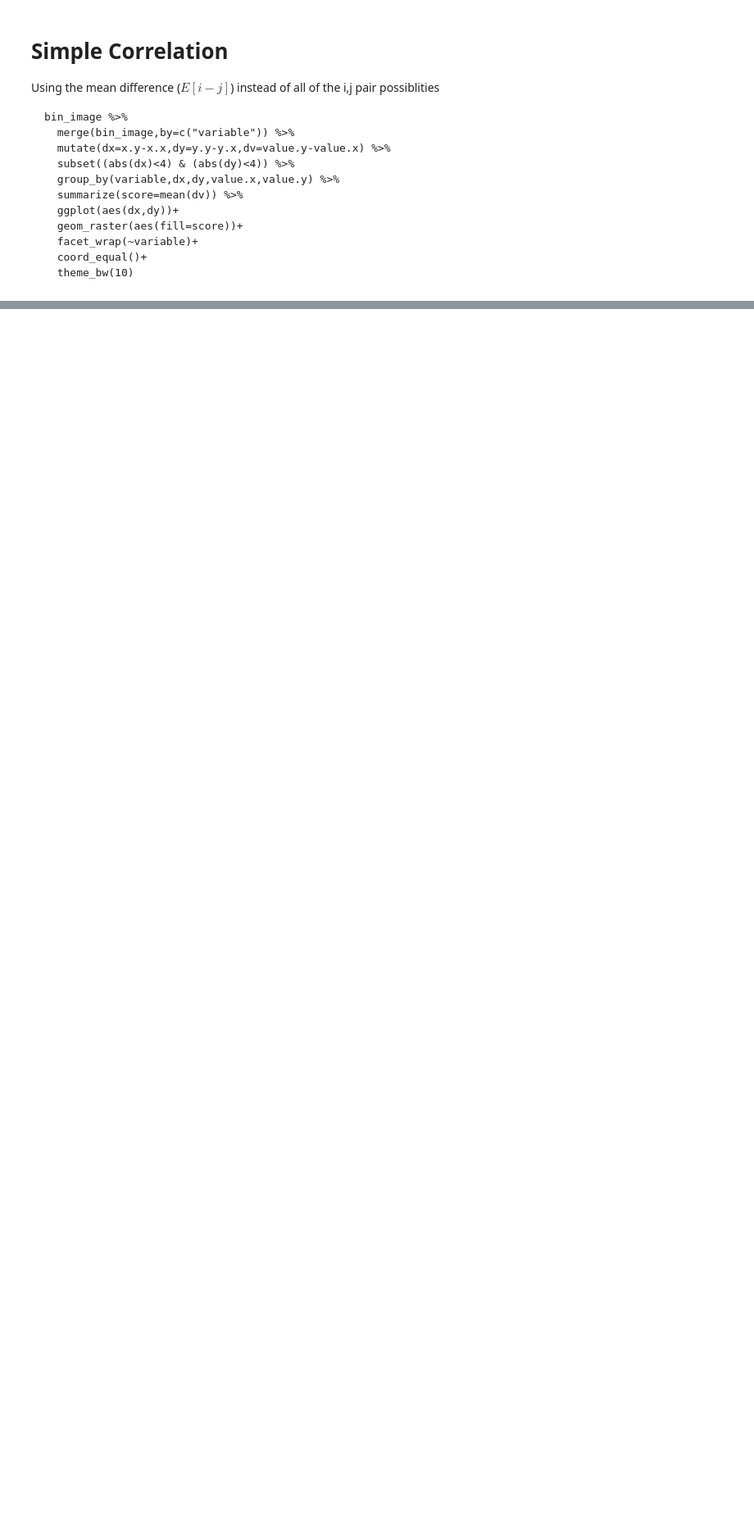
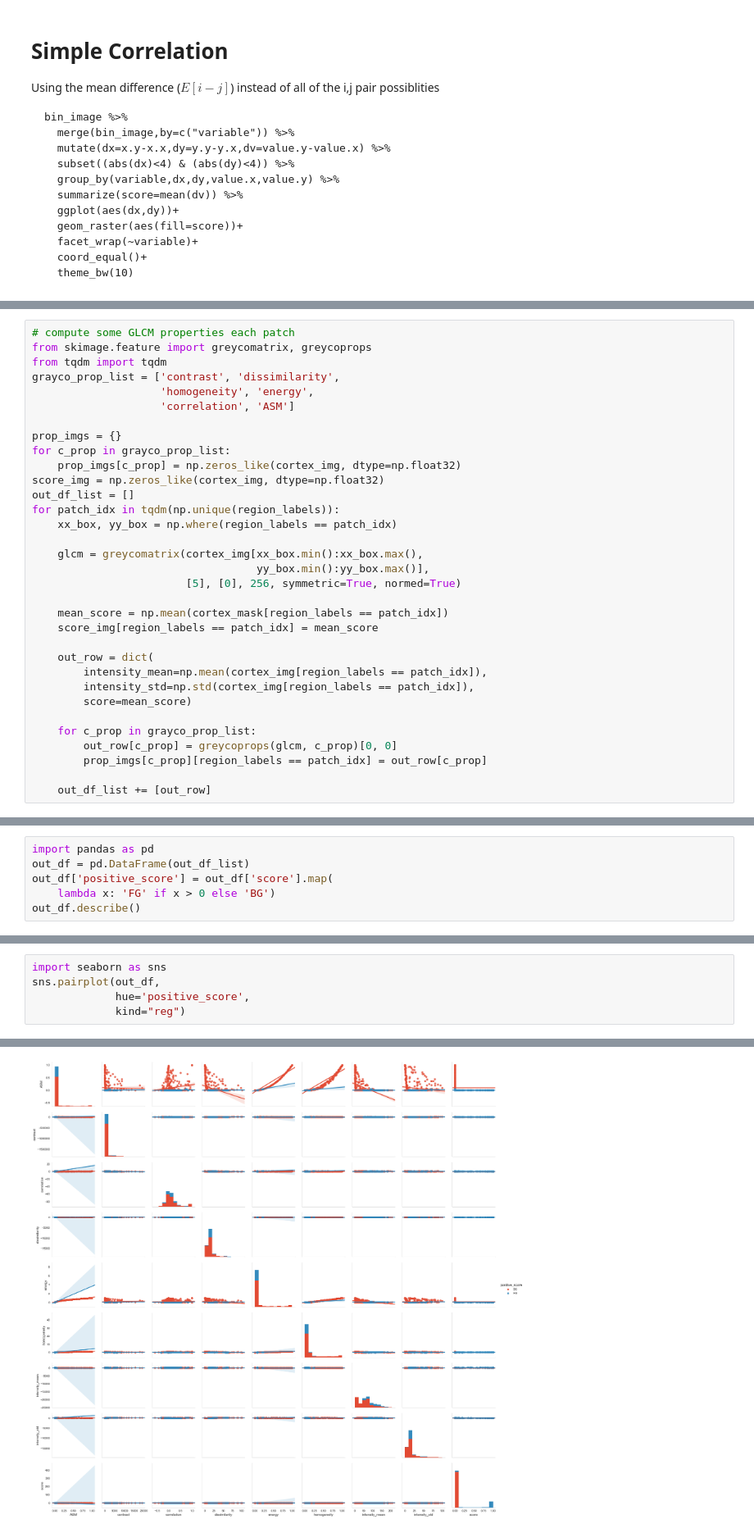
Before and after one commit to kmader/Quantitative-Big-Imaging-2018, a Jupyter notebook: Lectures/07-AdvancedShapeAndTexture.ipynb, the cells around one changed output, grey strips where cells are left out. Shown at 82% size. Saved outputs shown, nothing was run; the diff lists cells and outputs as text; blank space fills up the shorter version.

```diff
--- a/Lectures/07-AdvancedShapeAndTexture.ipynb
+++ b/Lectures/07-AdvancedShapeAndTexture.ipynb
@@ -807,0 +880,33 @@ bin_image %>%
+# %%
+# compute some GLCM properties each patch
+from skimage.feature import greycomatrix, greycoprops
+from tqdm import tqdm
+grayco_prop_list = ['contrast', 'dissimilarity',
+                    'homogeneity', 'energy',
+                    'correlation', 'ASM']
+
+prop_imgs = {}
+for c_prop in grayco_prop_list:
+    prop_imgs[c_prop] = np.zeros_like(cortex_img, dtype=np.float32)
+score_img = np.zeros_like(cortex_img, dtype=np.float32)
+out_df_list = []
+for patch_idx in tqdm(np.unique(region_labels)):
+    xx_box, yy_box = np.where(region_labels == patch_idx)
+
+    glcm = greycomatrix(cortex_img[xx_box.min():xx_box.max(),
+                                   yy_box.min():yy_box.max()],
+                        [5], [0], 256, symmetric=True, normed=True)
+
+    mean_score = np.mean(cortex_mask[region_labels == patch_idx])
+    score_img[region_labels == patch_idx] = mean_score
+
+    out_row = dict(
+        intensity_mean=np.mean(cortex_img[region_labels == patch_idx]),
+        intensity_std=np.std(cortex_img[region_labels == patch_idx]),
+        score=mean_score)
+
+    for c_prop in grayco_prop_list:
+        out_row[c_prop] = greycoprops(glcm, c_prop)[0, 0]
+        prop_imgs[c_prop][region_labels == patch_idx] = out_row[c_prop]
+
+    out_df_list += [out_row]
@@ -807,0 +931,6 @@ bin_image %>%
+# %%
+import pandas as pd
+out_df = pd.DataFrame(out_df_list)
+out_df['positive_score'] = out_df['score'].map(
+    lambda x: 'FG' if x > 0 else 'BG')
+out_df.describe()
@@ -807,0 +947,6 @@ bin_image %>%
+# %%
+import seaborn as sns
+sns.pairplot(out_df,
+             hue='positive_score',
+             kind="reg")
+# %% [output]
@@ -807,0 +954 @@ bin_image %>%
+[figure, added]
```
Also changed, not shown: parts of 16 cells of this notebook, 2 other files.
